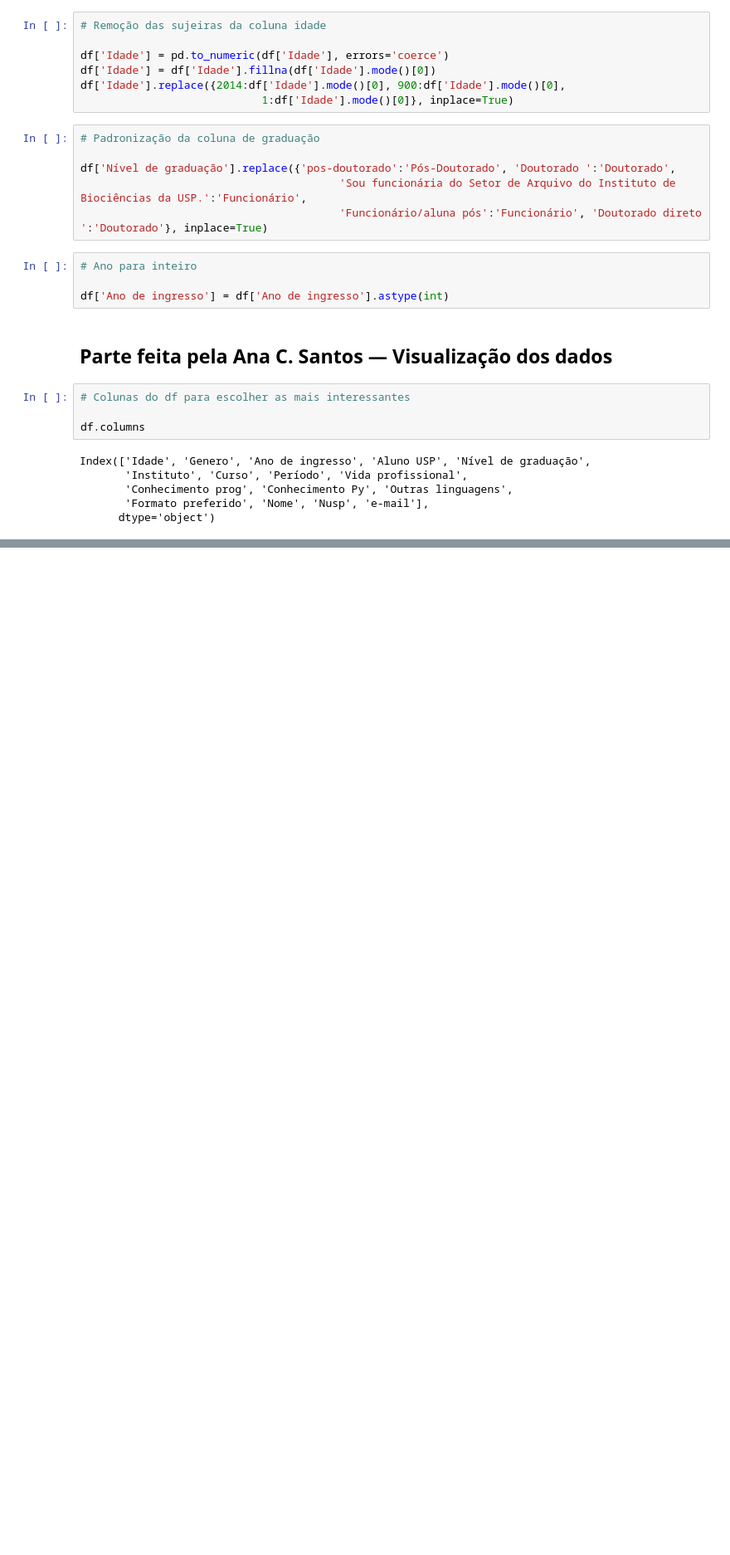
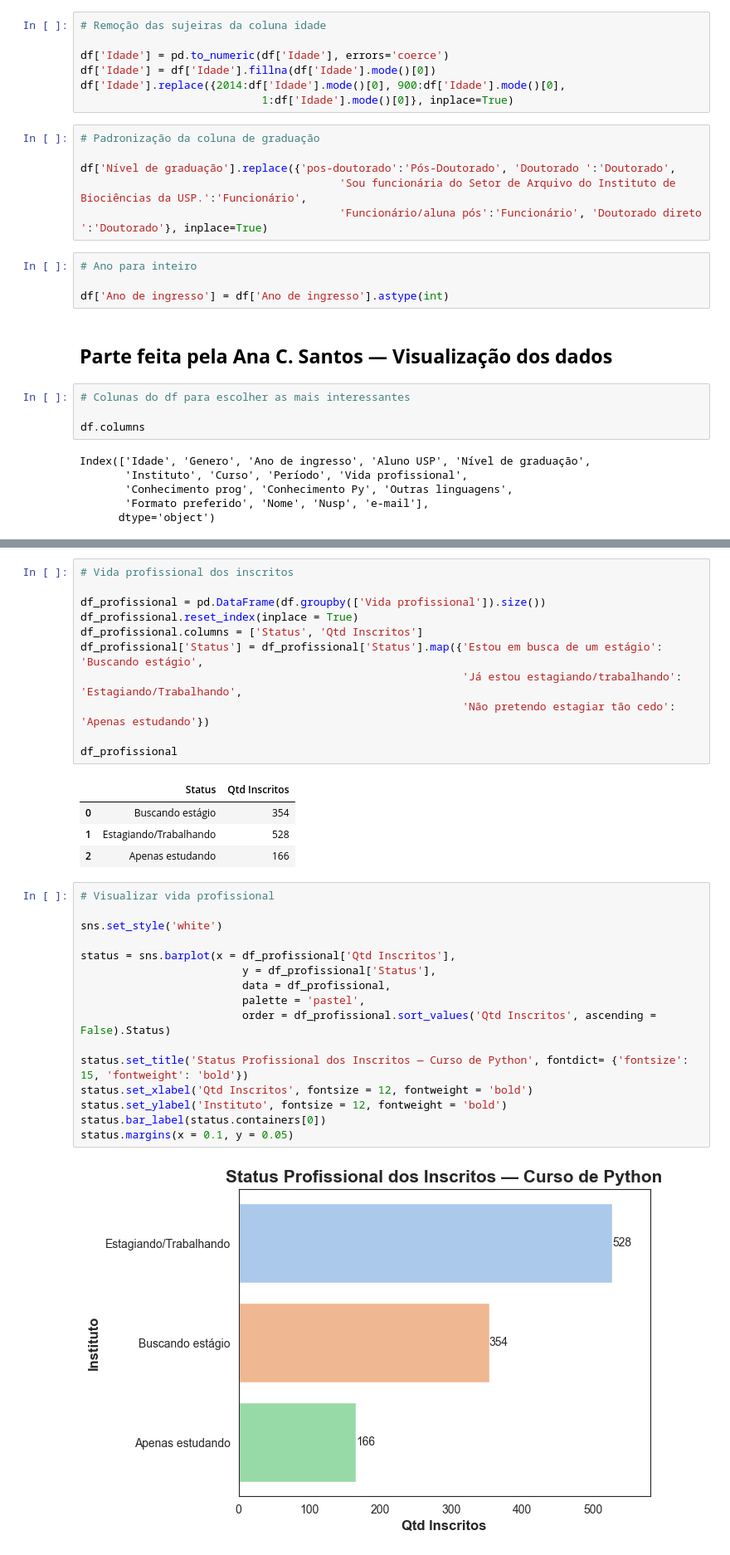
Before and after one commit to anoca-cs/FEA.DEV, a Jupyter notebook: Random/Python course to USP.ipynb, the cells around one changed output, grey strips where cells are left out. Shown at 83% size. Drawn from its saved outputs; the diff is of its cells as text; blank space fills up the shorter version.

```diff
--- a/Random/Python course to USP.ipynb
+++ b/Random/Python course to USP.ipynb
@@ -236,0 +147,34 @@ grafico_pizza(df, 'Nível de graduação')
+# %%
+# Vida profissional dos inscritos
+
+df_profissional = pd.DataFrame(df.groupby(['Vida profissional']).size())
+df_profissional.reset_index(inplace = True)
+df_profissional.columns = ['Status', 'Qtd Inscritos']
+df_profissional['Status'] = df_profissional['Status'].map({'Estou em busca de um estágio': 'Buscando estágio',
+                                                           'Já estou estagiando/trabalhando': 'Estagiando/Trabalhando',
+                                                           'Não pretendo estagiar tão cedo': 'Apenas estudando'})
+
+df_profissional
+# %% [output]
+|  | Status | Qtd Inscritos |
+| 0 | Buscando estágio | 354 |
+| 1 | Estagiando/Trabalhando | 528 |
+| 2 | Apenas estudando | 166 |
+# %%
+# Visualizar vida profissional
+
+sns.set_style('white')
+
+status = sns.barplot(x = df_profissional['Qtd Inscritos'],
+                         y = df_profissional['Status'],
+                         data = df_profissional,
+                         palette = 'pastel',
+                         order = df_profissional.sort_values('Qtd Inscritos', ascending = False).Status)
+
+status.set_title('Status Profissional dos Inscritos — Curso de Python', fontdict= {'fontsize': 15, 'fontweight': 'bold'})
+status.set_xlabel('Qtd Inscritos', fontsize = 12, fontweight = 'bold')
+status.set_ylabel('Instituto', fontsize = 12, fontweight = 'bold')
+status.bar_label(status.containers[0])
+status.margins(x = 0.1, y = 0.05)
+# %% [output]
+[figure, added]
```
Also changed, not shown: parts of 35 cells of this notebook.
